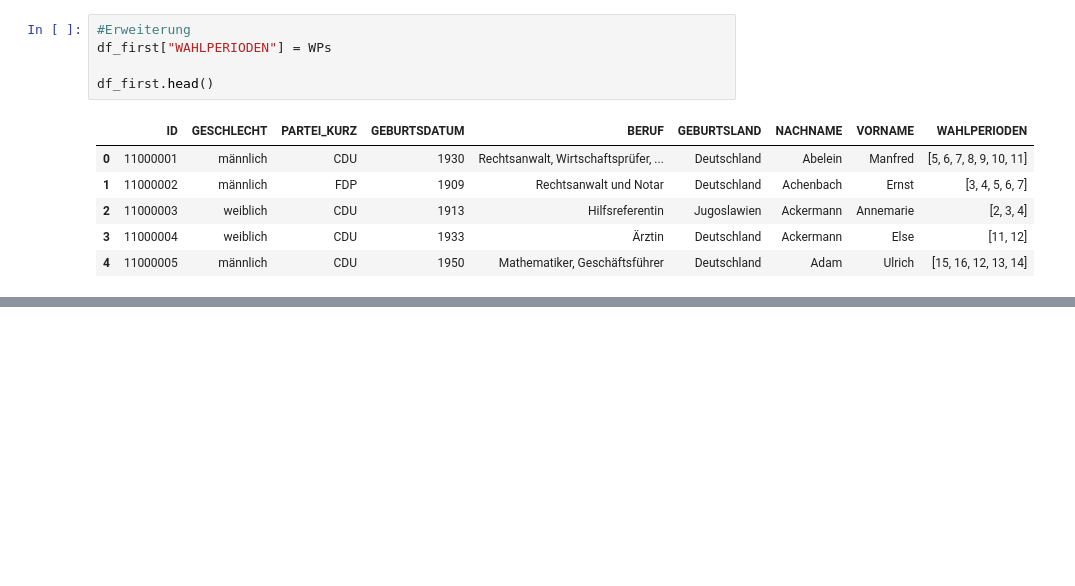
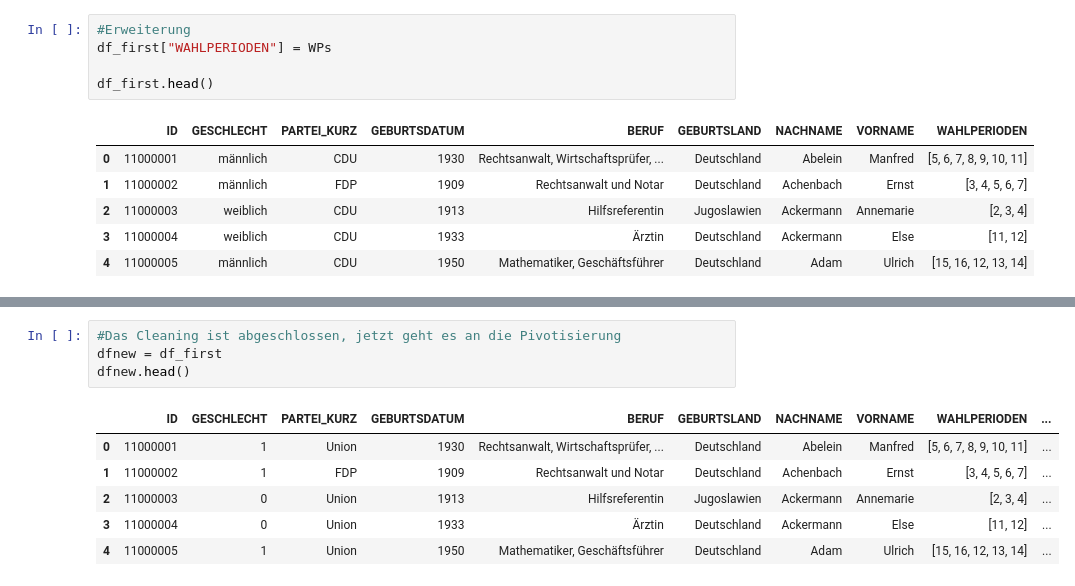
Before and after one commit to techlabsms/project-wt-18-12-Abgeordnetenanalyse, a Jupyter notebook: Extracting.ipynb, the cells around one changed output, grey strips where cells are left out. Saved outputs shown, nothing was run; the diff lists cells and outputs as text; blank space fills up the shorter version.

```diff
--- a/Extracting.ipynb
+++ b/Extracting.ipynb
@@ -216,0 +463,11 @@ df_first.head()
+# %%
+#Das Cleaning ist abgeschlossen, jetzt geht es an die Pivotisierung
+dfnew = df_first
+dfnew.head()
+# %% [output]
+|  | ID | GESCHLECHT | PARTEI_KURZ | GEBURTSDATUM | BERUF | GEBURTSLAND | NACHNAME | VORNAME | WAHLPERIODEN | ... |
+| 0 | 11000001 | 1 | Union | 1930 | Rechtsanwalt, Wirtschaftsprüfer, ... | Deutschland | Abelein | Manfred | [5, 6, 7, 8, 9, 10, 11] | ... |
+| 1 | 11000002 | 1 | FDP | 1909 | Rechtsanwalt und Notar | Deutschland | Achenbach | Ernst | [3, 4, 5, 6, 7] | ... |
+| 2 | 11000003 | 0 | Union | 1913 | Hilfsreferentin | Jugoslawien | Ackermann | Annemarie | [2, 3, 4] | ... |
+| 3 | 11000004 | 0 | Union | 1933 | Ärztin | Deutschland | Ackermann | Else | [11, 12] | ... |
+| 4 | 11000005 | 1 | Union | 1950 | Mathematiker, Geschäftsführer | Deutschland | Adam | Ulrich | [15, 16, 12, 13, 14] | ... |
```
Also changed, not shown: parts of 34 cells of this notebook.
